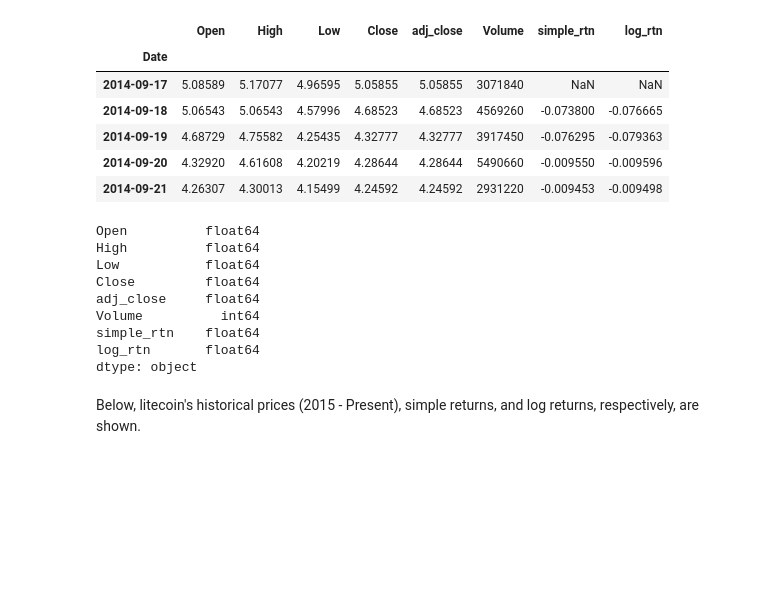
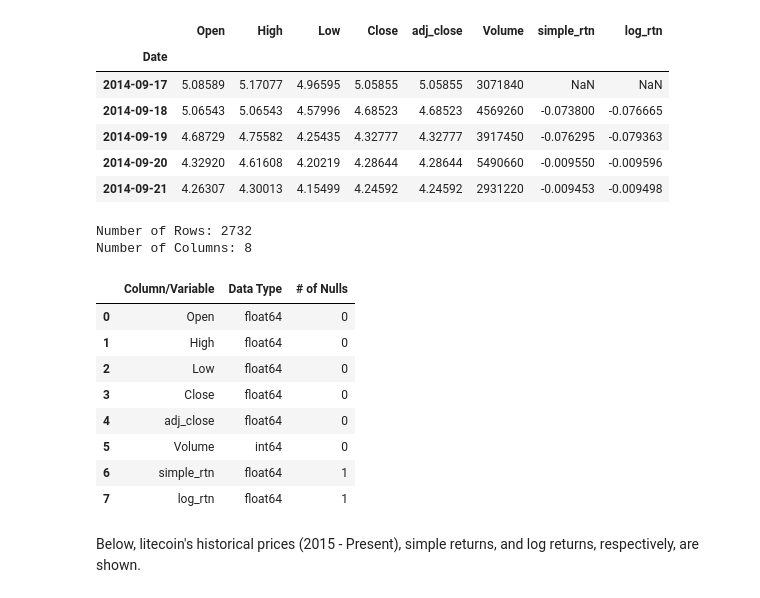
Before and after one commit to MSADS-506-Applied-Time-Series-Analysis/litecoin_predictions, a Jupyter notebook: code/litecoin_preds.ipynb, the cells around one changed output. Cells and saved outputs as stored; diff of their text form; code cells hidden in the pictures; blank space fills up the shorter version.

```diff
--- a/code/litecoin_preds.ipynb
+++ b/code/litecoin_preds.ipynb
@@ -68,18 +63,30 @@ ltc.head()
 | 2014-09-19 | 4.68729 | 4.75582 | 4.25435 | 4.32777 | 4.32777 | 3917450 | -0.076295 | -0.079363 |
 | 2014-09-20 | 4.32920 | 4.61608 | 4.20219 | 4.28644 | 4.28644 | 5490660 | -0.009550 | -0.009596 |
 | 2014-09-21 | 4.26307 | 4.30013 | 4.15499 | 4.24592 | 4.24592 | 2931220 | -0.009453 | -0.009498 |
-# %%
-ltc.dtypes
-# %% [output]
-Open          float64
-High          float64
-Low           float64
-Close         float64
-adj_close     float64
-Volume          int64
-simple_rtn    float64
-log_rtn       float64
-dtype: object
+# %%
+print('Number of Rows:', ltc.shape[0])
+print('Number of Columns:', ltc.shape[1], '\n')
+
+data_types = ltc.dtypes
+data_types = pd.DataFrame(data_types)
+data_types = data_types.assign(Null_Values =
+                               ltc.isnull().sum())
+data_types.reset_index(inplace = True)
+data_types.rename(columns={0:'Data Type',
+                          'index': 'Column/Variable',
+                          'Null_Values': "# of Nulls"})
+# %% [output]
+Number of Rows: 2732
+Number of Columns: 8
+|  | Column/Variable | Data Type | # of Nulls |
+| 0 | Open | float64 | 0 |
+| 1 | High | float64 | 0 |
+| 2 | Low | float64 | 0 |
+| 3 | Close | float64 | 0 |
+| 4 | adj_close | float64 | 0 |
+| 5 | Volume | int64 | 0 |
+| 6 | simple_rtn | float64 | 1 |
+| 7 | log_rtn | float64 | 1 |
 # %% [markdown]
 Below, litecoin's historical prices (2015 - Present), simple returns, and log returns, respectively, are shown.
 # %%
```
Also changed, not shown: parts of 4 cells of this notebook.
